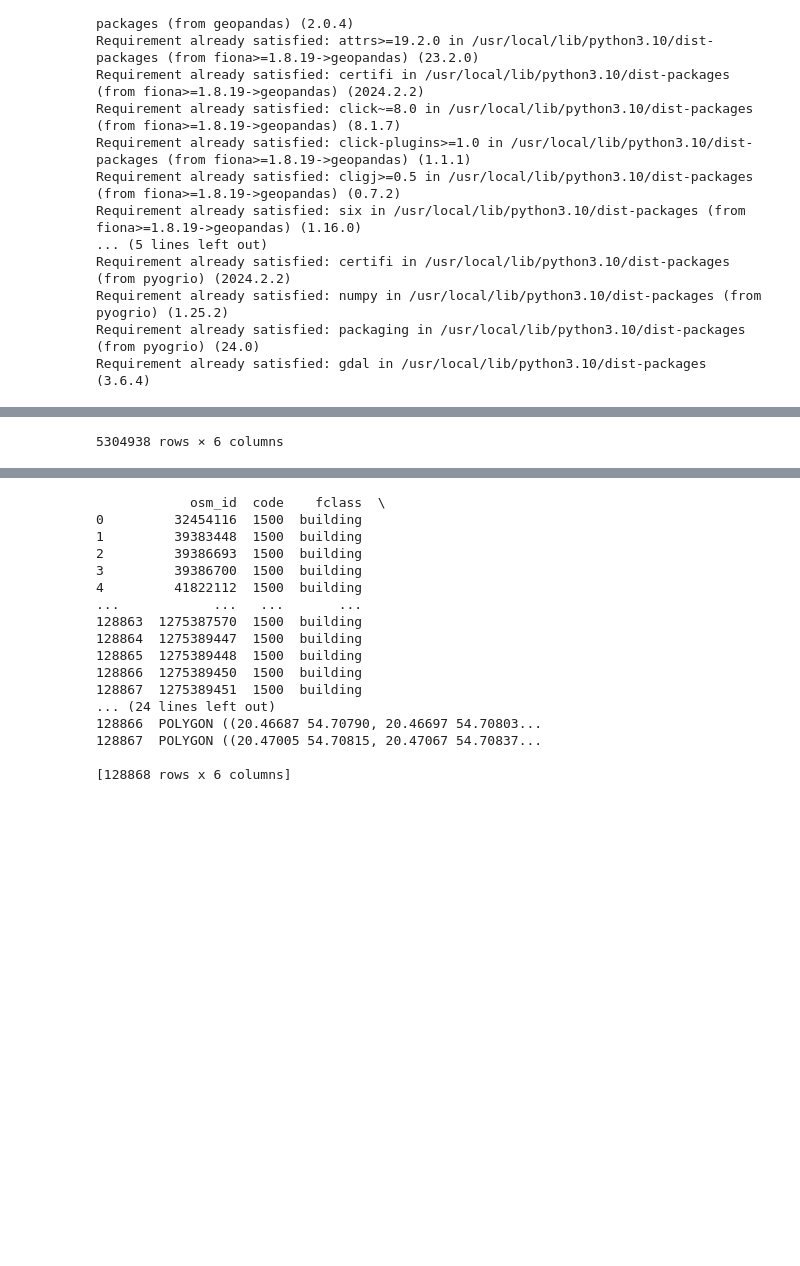
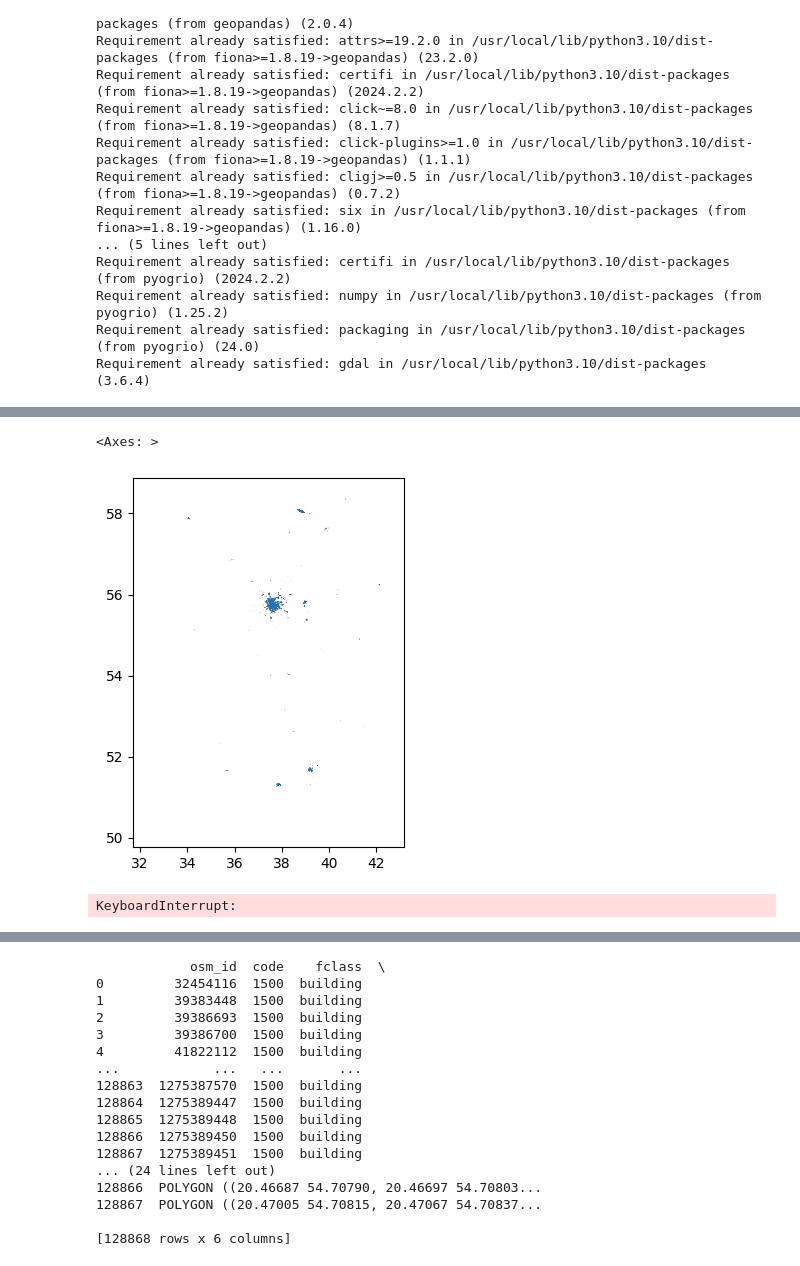
Before and after one commit to yuliiabosher/Map, a Jupyter notebook: Map.ipynb, the cells around one changed output, grey strips where cells are left out. Drawn from its saved outputs; the diff is of its cells as text; code cells hidden in the pictures; blank space fills up the shorter version.

Commit message:
sliced the rows of central district

```diff
--- a/Map.ipynb
+++ b/Map.ipynb
@@ -27,6 +27,6 @@ import geopandas as gpd
 import folium
 import pyogrio
 # %%
-central_district = gpd.read_file("https://download.geofabrik.de/russia/central-fed-district-latest-free.shp.zip", engine="pyogrio")
-central_district
+central_district = gpd.read_file("https://download.geofabrik.de/russia/central-fed-district-latest-free.shp.zip", engine="pyogrio", rows=100000)
+central_district.plot()
 # %% [output]
@@ -45 +33,7 @@ central_district
-5304938 rows × 6 columns
+<Axes: >
+[figure, added]
+# %%
+central_district = gpd.read_file("https://download.geofabrik.de/russia/central-fed-district-latest-free.shp.zip", engine="pyogrio", rows=slice(100000,200000))
+central_district.plot()
+# %% [output]
+KeyboardInterrupt:
```
Also changed, not shown: parts of 2 cells of this notebook.
